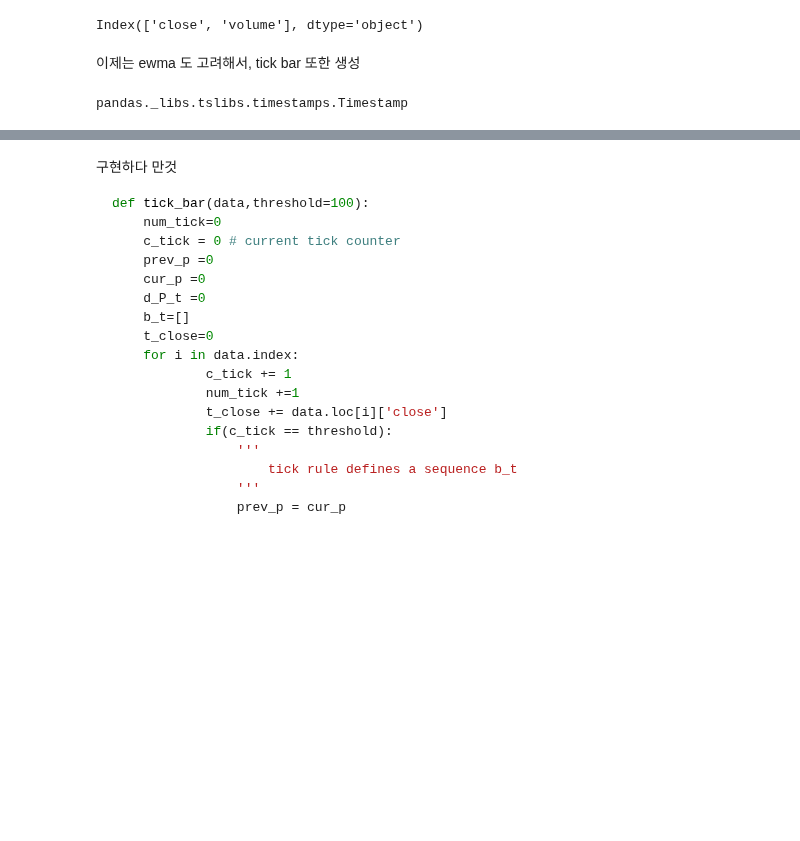
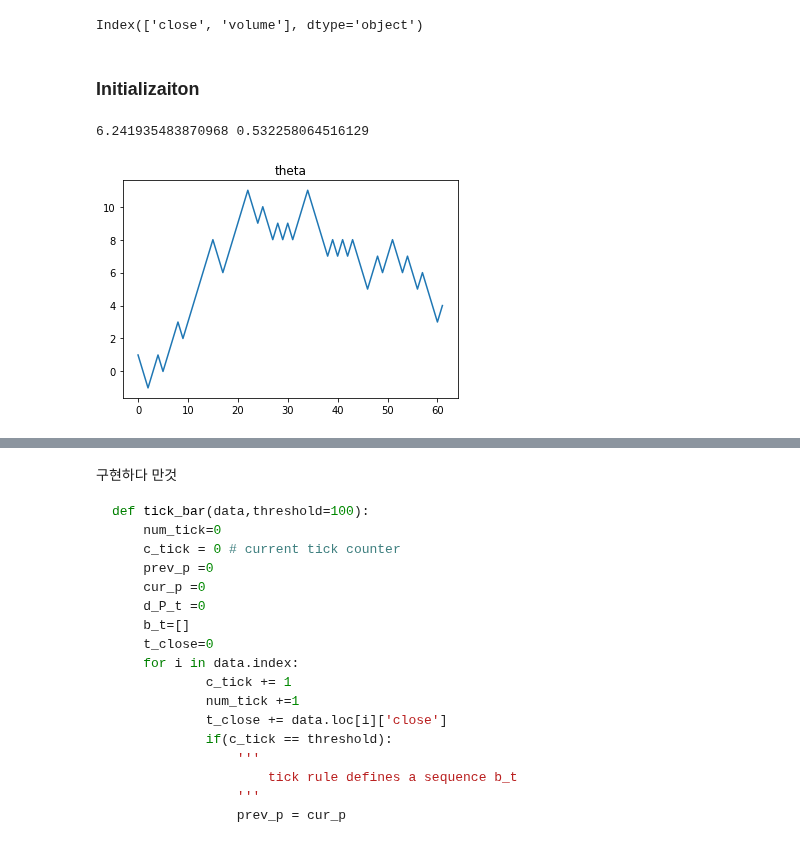
Before and after one commit to kooBH/FinanceServer, a Jupyter notebook: DE_PRADO/ch2.ipynb, the cells around one changed output, grey strips where cells are left out. Saved outputs shown, nothing was run; the diff lists cells and outputs as text; code cells hidden in the pictures; blank space fills up the shorter version.

```diff
--- a/DE_PRADO/ch2.ipynb
+++ b/DE_PRADO/ch2.ipynb
@@ -18,6 +25,7 @@ f.close()
 ts  = TimeSeries(key=key, output_format='pandas')
 tmp, meta_tmp = ts.get_intraday(symbol=symbol,interval='1min', outputsize='full')
 tmp.index = pd.to_datetime(tmp.index)
+## -> tick data 아님
 '''
 
 # 틱 데이터
@@ -32,7 +40,7 @@ cnt=0
 
 
 # 일단은 전체 데이터를 하나의 dataframe이 넣어서 돌리자
-# 메모리 이슈 생각하면 파일을 쪼개서 하나씩 처리하면 되지만 아직은 데이터 셋이 그렇게 크지 않음
+# 메모리 이슈 생각하면 파일을 쪼개서 하나씩 처리해야 하지만, 아직은 데이터 셋이 그렇게 크지 않음
 # 다만 항상 분할해서 처리해야함을 염두해 두자.
 for file in list_file :
     cnt+=1
@@ -44,8 +52,8 @@ for file in list_file :
     tmp.index.names = ['timestamp']
     data = data.append(tmp)
     # display(tmp.head())
-    # 일단 3개만.
-    if cnt > 2 :
+    # 일단 2개만.
+    if cnt > 1 :
         break
 # display
 display(data.head())
@@ -155,38 +216,39 @@ imbalance 를 측정하기 위함.
 data.columns
 # %% [output]
 Index(['close', 'volume'], dtype='object')
+# %% [markdown]
+### Initializaiton
 # %%
-def for_init(data,threshold=500,value='close'):
+def for_init(data,value='close'):
     # target variables
     pr = 0
     e_0 =0
     # imtermediate variables
     theta = []
 
-    cur_value = 0
+    cur_tick = 0
 
     prev_p =0
     d_p =0
-    cur_p = data.iloc[0]
-    cur_p = cur_p[value]
+    cur_p = data.iloc[0][1]
+
     prev_b =0
     cur_b =0
     cum_b=0
+
     # p[b_t = 1]
     num_tick=0
     num_p_1 =0
 
-    for i in range(len(data.index)):
+    for i in data.iterrows():
         # tick
-        cur_value += 1
-        if(cur_value >= threshold):
+        cur_tick += 1
+        if(cur_tick >= threshold):
             cur_tick = 0
             # step 1
             prev_p = cur_p
-            cur_p = i.iloc[i][value]
+            cur_p = i[1]['close']
             d_p = cur_p - prev_p
-
-            prev_b = cur_b
             if d_p != 0:
                 cur_b = abs(d_p)/d_p
             else :
@@ -201,12 +263,20 @@ def for_init(data,threshold=500,value='close'):
             if(cur_b==1):
                 num_p_1 +=1
     pr = num_p_1/num_tick
-    e_0 = np.mean(theta) + np.std(theta)
+    #e_0 = (np.mean(theta) + np.std(theta))/abs(2*pr - 1)
+    e_0 = (np.mean(theta))/abs(2*pr - 1)
+    #e_0 = (np.mean(theta))
     # display(theta)
+
+    plt.plot(theta)
+    plt.title('theta')
     return e_0,pr
-# %% [markdown]
-이제는 ewma 도 고려해서, tick bar 또한 생성
-# %%
-type(data.index[0])
-# %% [output]
-pandas._libs.tslibs.timestamps.Timestamp
+# %%
+threshold = 1000
+
+# init
+e_0,pr =  for_init(weekly[1],threshold)
+print(str(e_0) + ' ' + str(pr))
+# %% [output]
+6.241935483870968 0.532258064516129
+[figure, added]
```
Also changed, not shown: parts of 17 cells of this notebook.
